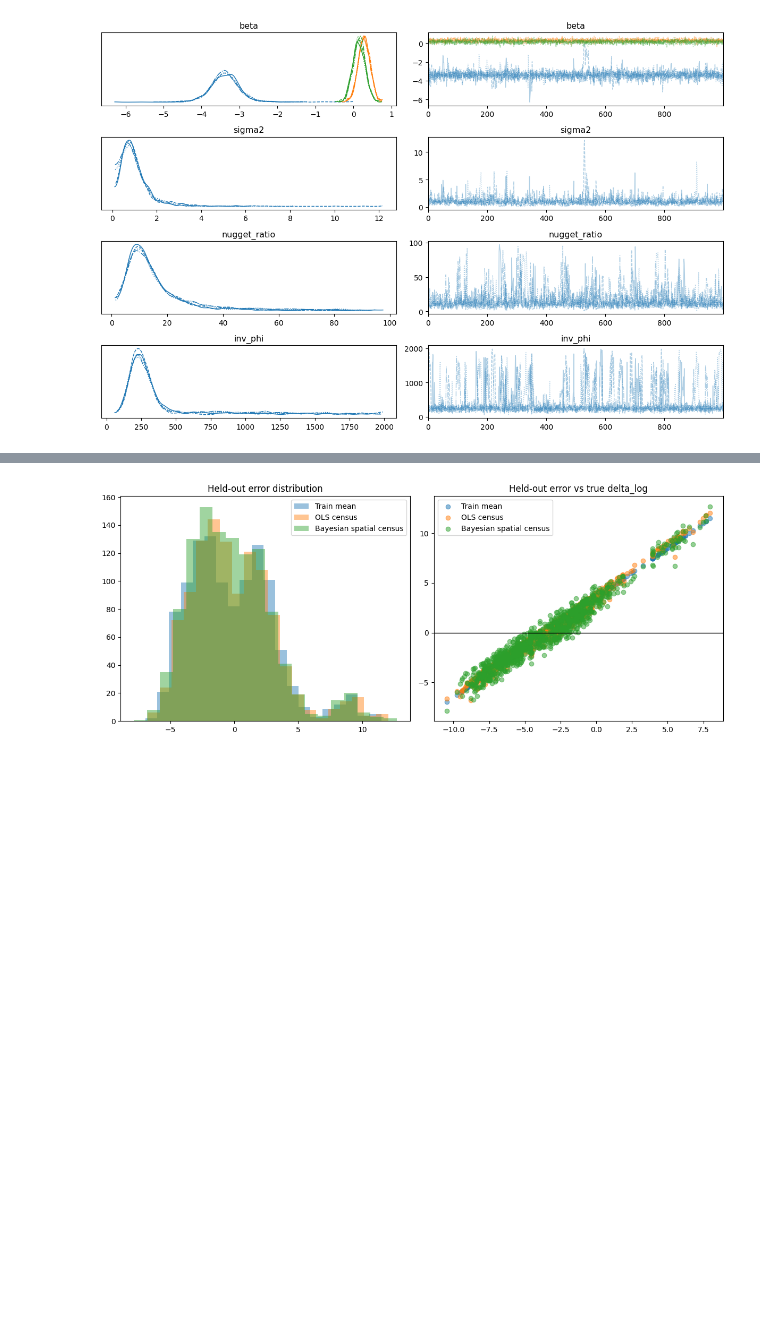
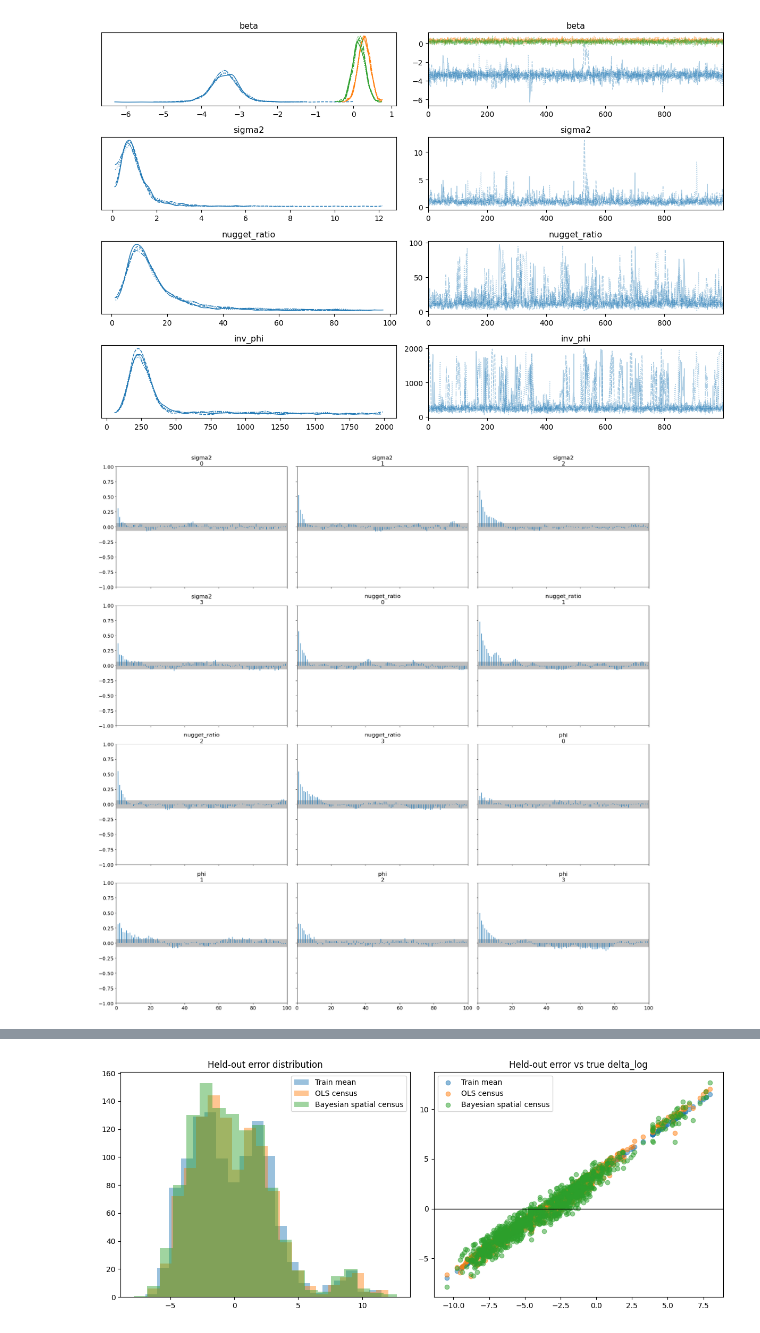
Before and after one commit to kennethgu/stats305c-project, a Jupyter notebook: milestone3/bayesian_differences.ipynb, the cells around one changed output, grey strips where cells are left out. Saved outputs shown, nothing was run; the diff lists cells and outputs as text; code cells hidden in the pictures; blank space fills up the shorter version.

```diff
--- a/milestone3/bayesian_differences.ipynb
+++ b/milestone3/bayesian_differences.ipynb
@@ -404,6 +404,13 @@ Max tree depth:       8
 | nugget_ratio | 15.9173 | 13.2948 | 1.1271 | 39.1259 | 0.5423 | 0.8797 | 845.0027 | 756.9594 | 1.0024 |
 | inv_phi | 393.4755 | 372.0395 | 82.5399 | 1272.1828 | 17.5255 | 21.3142 | 770.9780 | 753.3046 | 1.0010 |
 [figure]
+# %%
+# autocorrelation plots for the main spatial parameters
+if trace_delta_census is not None:
+    az.plot_autocorr(trace_delta_census, var_names=["sigma2", "nugget_ratio", "phi"])
+    plt.tight_layout()
+# %% [output]
+[figure, added]
 # %%
 def bayesian_spatial_delta_predict(trace, train_data, test_df, n_posterior_samples=200):
     test_data = prepare_spatial_delta_data(
```
Also changed, not shown: parts of 1 cell of this notebook, 6 other files.
